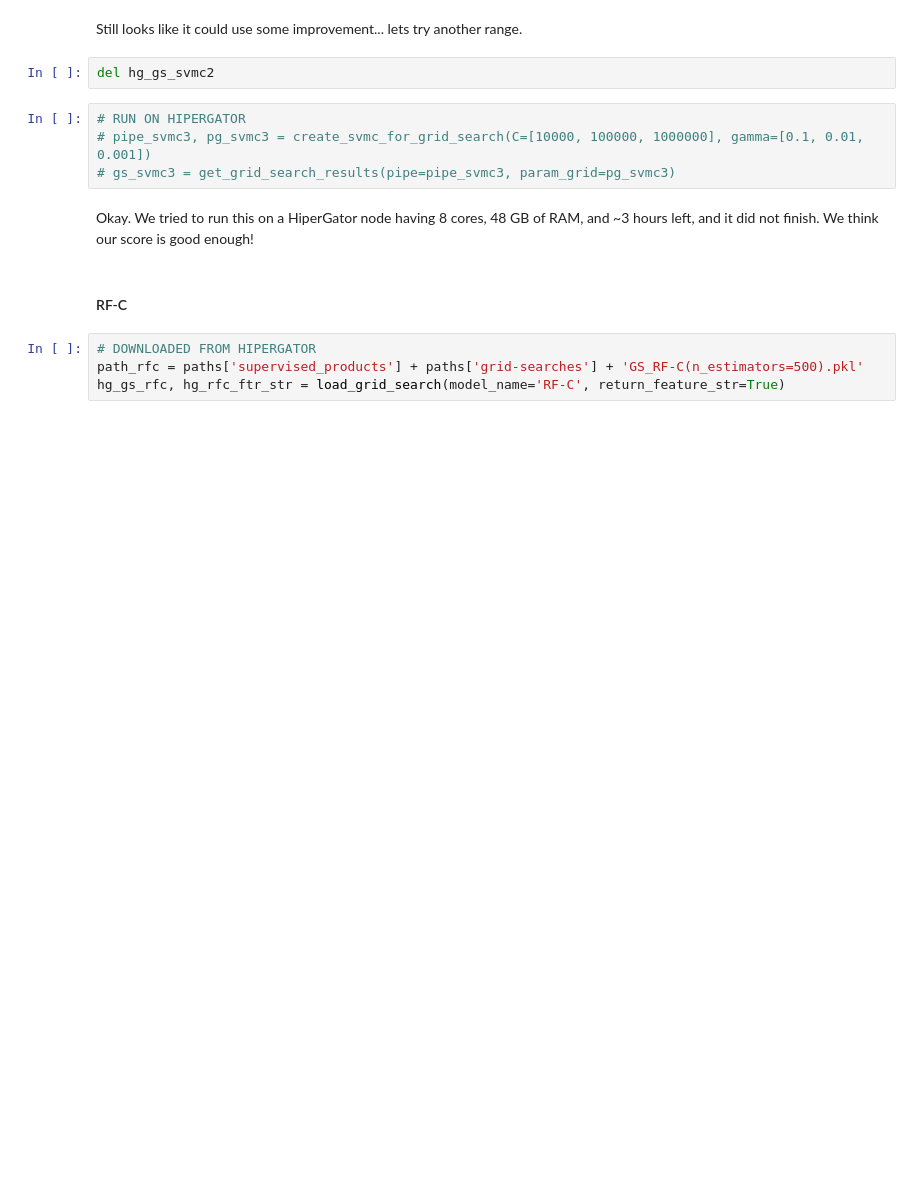
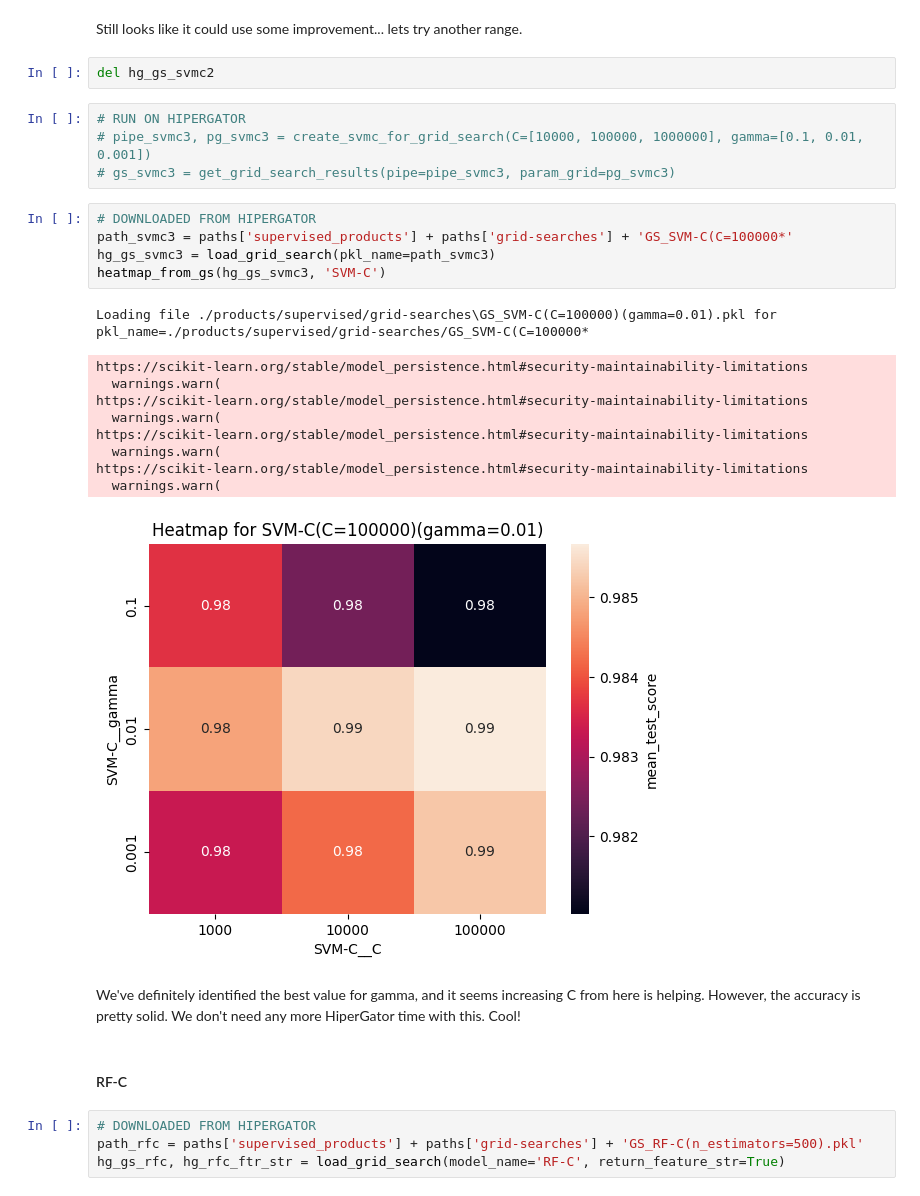
Before and after one commit to eli-johnson-04/sdss-performance-comparison, a Jupyter notebook: script.ipynb, the cells around one changed output. Drawn from its saved outputs; the diff is of its cells as text; blank space fills up the shorter version.

```diff
--- a/script.ipynb
+++ b/script.ipynb
@@ -743,8 +828,24 @@ del hg_gs_svmc2
 # RUN ON HIPERGATOR
 # pipe_svmc3, pg_svmc3 = create_svmc_for_grid_search(C=[10000, 100000, 1000000], gamma=[0.1, 0.01, 0.001])
 # gs_svmc3 = get_grid_search_results(pipe=pipe_svmc3, param_grid=pg_svmc3)
-# %% [markdown]
-Okay. We tried to run this on a HiperGator node having 8 cores, 48 GB of RAM, and ~3 hours left, and it did not finish. We think our score is good enough!
+# %%
+# DOWNLOADED FROM HIPERGATOR
+path_svmc3 = paths['supervised_products'] + paths['grid-searches'] + 'GS_SVM-C(C=100000*'
+hg_gs_svmc3 = load_grid_search(pkl_name=path_svmc3)
+heatmap_from_gs(hg_gs_svmc3, 'SVM-C')
+# %% [output]
+Loading file ./products/supervised/grid-searches\GS_SVM-C(C=100000)(gamma=0.01).pkl for pkl_name=./products/supervised/grid-searches/GS_SVM-C(C=100000*
+https://scikit-learn.org/stable/model_persistence.html#security-maintainability-limitations
+  warnings.warn(
+https://scikit-learn.org/stable/model_persistence.html#security-maintainability-limitations
+  warnings.warn(
+https://scikit-learn.org/stable/model_persistence.html#security-maintainability-limitations
+  warnings.warn(
+https://scikit-learn.org/stable/model_persistence.html#security-maintainability-limitations
+  warnings.warn(
+[figure, added]
+# %% [markdown]
+We've definitely identified the best value for gamma, and it seems increasing C from here is helping. However, the accuracy is pretty solid. We don't need any more HiperGator time with this. Cool!
 # %% [markdown]
 #### RF-C
 # %%
```
Also changed, not shown: parts of 23 cells of this notebook, 5 other files.
